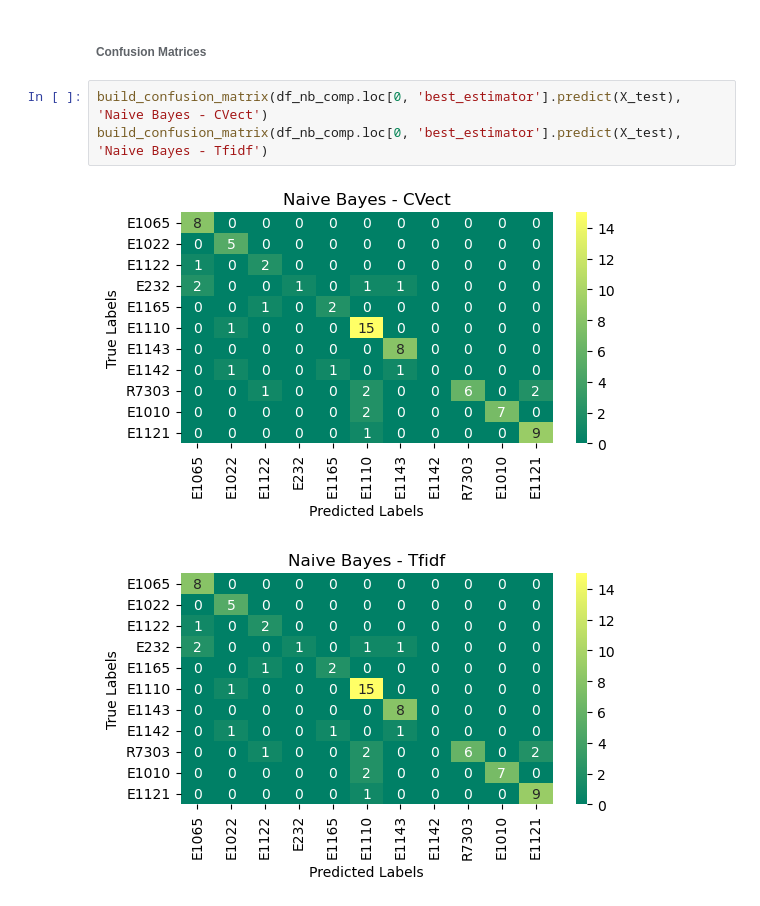
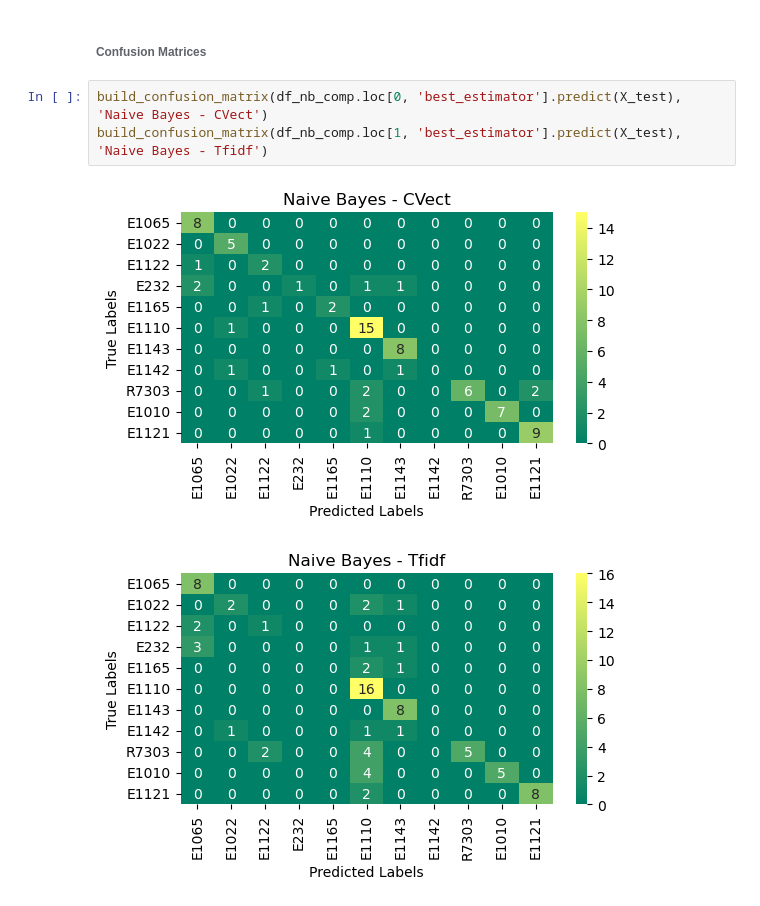
Before and after one commit to rahilkidwai/icd-code-prediction, a Jupyter notebook: lr-comp-analysis.ipynb, the cells around one changed output. Cells and saved outputs as stored; diff of their text form.

```diff
--- a/lr-comp-analysis.ipynb
+++ b/lr-comp-analysis.ipynb
@@ -278,7 +279,7 @@ Best Performance: nb-cvect
 ###### Confusion Matrices
 # %%
 build_confusion_matrix(df_nb_comp.loc[0, 'best_estimator'].predict(X_test), 'Naive Bayes - CVect')
-build_confusion_matrix(df_nb_comp.loc[0, 'best_estimator'].predict(X_test), 'Naive Bayes - Tfidf')
+build_confusion_matrix(df_nb_comp.loc[1, 'best_estimator'].predict(X_test), 'Naive Bayes - Tfidf')
 # %% [output]
 [figure]
-[figure, old version]
+[figure, new version]
```
Also changed, not shown: parts of 10 cells of this notebook.
